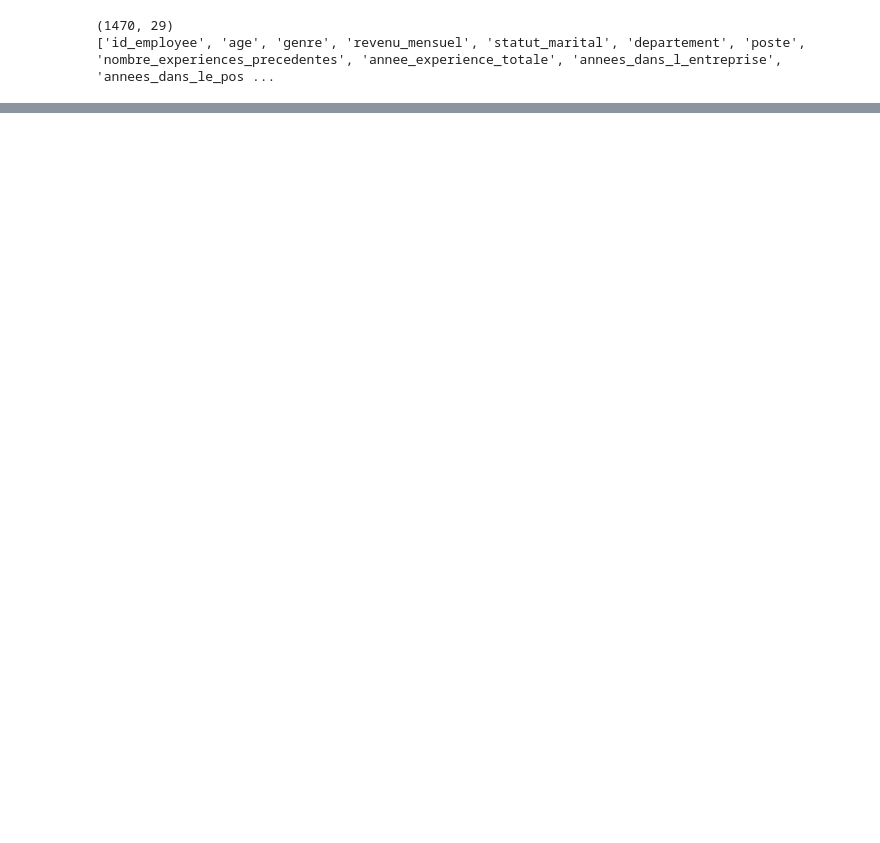
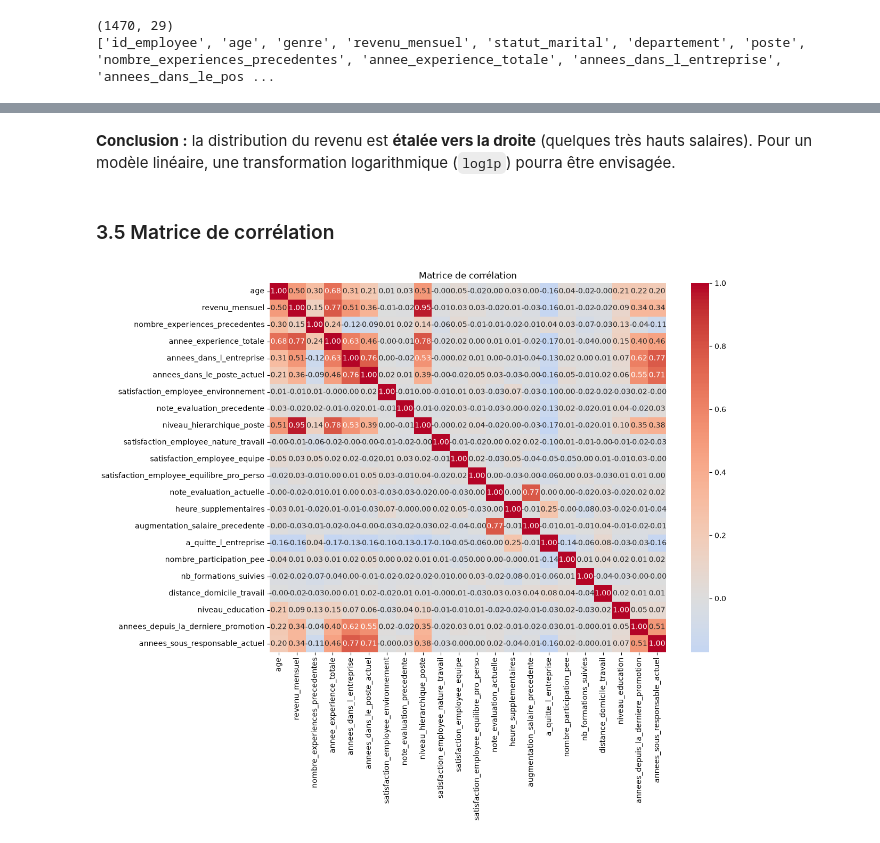
Before and after one commit to florent-lalot/projet10-attrition-esn, a Jupyter notebook: 01_exploration.ipynb, the cells around one changed output, grey strips where cells are left out. Cells and saved outputs as stored; diff of their text form; code cells hidden in the pictures; blank space fills up the shorter version.

```diff
--- a/01_exploration.ipynb
+++ b/01_exploration.ipynb
@@ -308,0 +407,12 @@ print(df.columns.tolist())
+# %% [markdown]
+**Conclusion :** la distribution du revenu est **étalée vers la droite** (quelques très hauts salaires). Pour un modèle linéaire, une transformation logarithmique (`log1p`) pourra être envisagée.
+# %% [markdown]
+### 3.5 Matrice de corrélation
+# %%
+plt.figure(figsize=(12, 9))
+corr = df.drop(columns="id_employee").corr(numeric_only=True)
+sns.heatmap(corr, annot=True, fmt=".2f", cmap="coolwarm", center=0)
+plt.title("Matrice de corrélation")
+plt.show()
+# %% [output]
+[figure, added]
```
Also changed, not shown: parts of 31 cells of this notebook.
